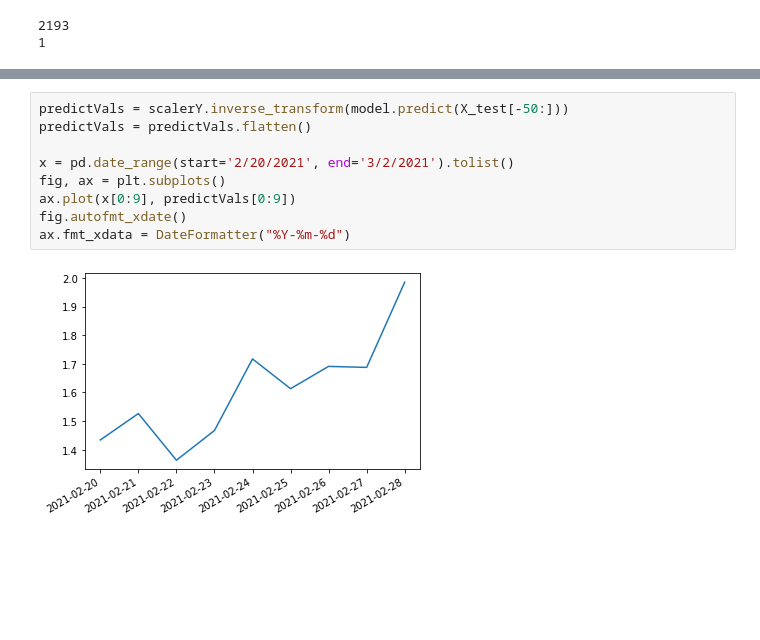
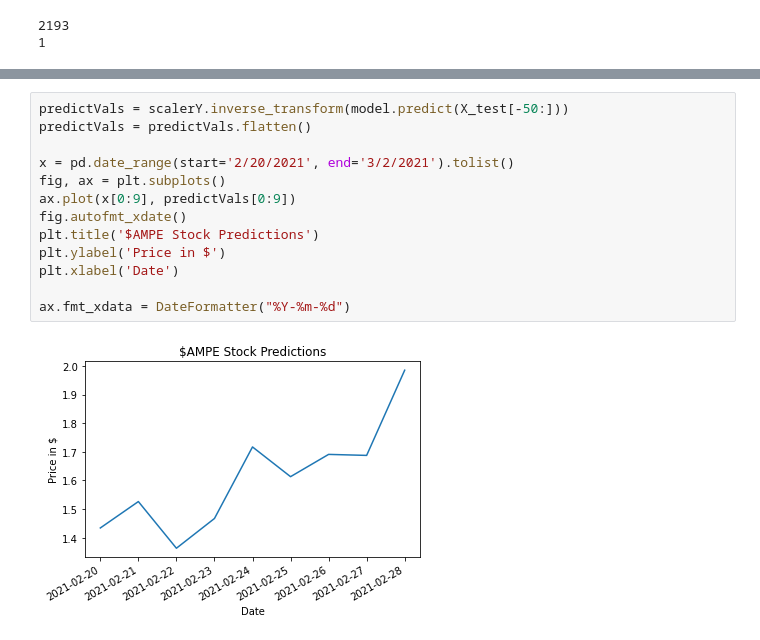
Before and after one commit to dylan-brackett/ml-projects, a Jupyter notebook: stocks/deep_learning_stocks.ipynb, the cells around one changed output, grey strips where cells are left out. Cells and saved outputs as stored; diff of their text form; blank space fills up the shorter version.

```diff
--- a/stocks/deep_learning_stocks.ipynb
+++ b/stocks/deep_learning_stocks.ipynb
@@ -137,11 +138,15 @@ Epoch 1000/1000
 # %%
 predictVals = scalerY.inverse_transform(model.predict(X_test[-50:]))
 predictVals = predictVals.flatten()
 
 x = pd.date_range(start='2/20/2021', end='3/2/2021').tolist()
 fig, ax = plt.subplots()
 ax.plot(x[0:9], predictVals[0:9])
 fig.autofmt_xdate()
+plt.title('$AMPE Stock Predictions')
+plt.ylabel('Price in $')
+plt.xlabel('Date')
+
 ax.fmt_xdata = DateFormatter("%Y-%m-%d")
 # %% [output]
-[figure, old version]
+[figure, new version]
```
Also changed, not shown: parts of 1 cell of this notebook.
